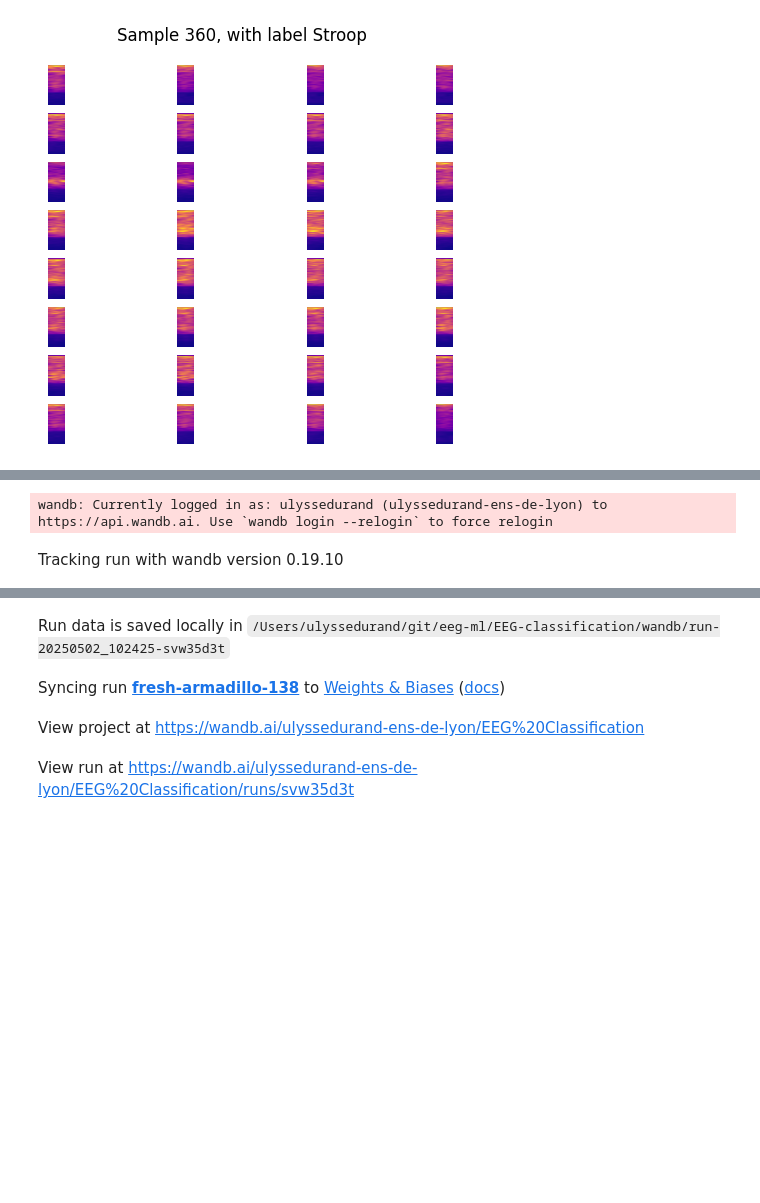
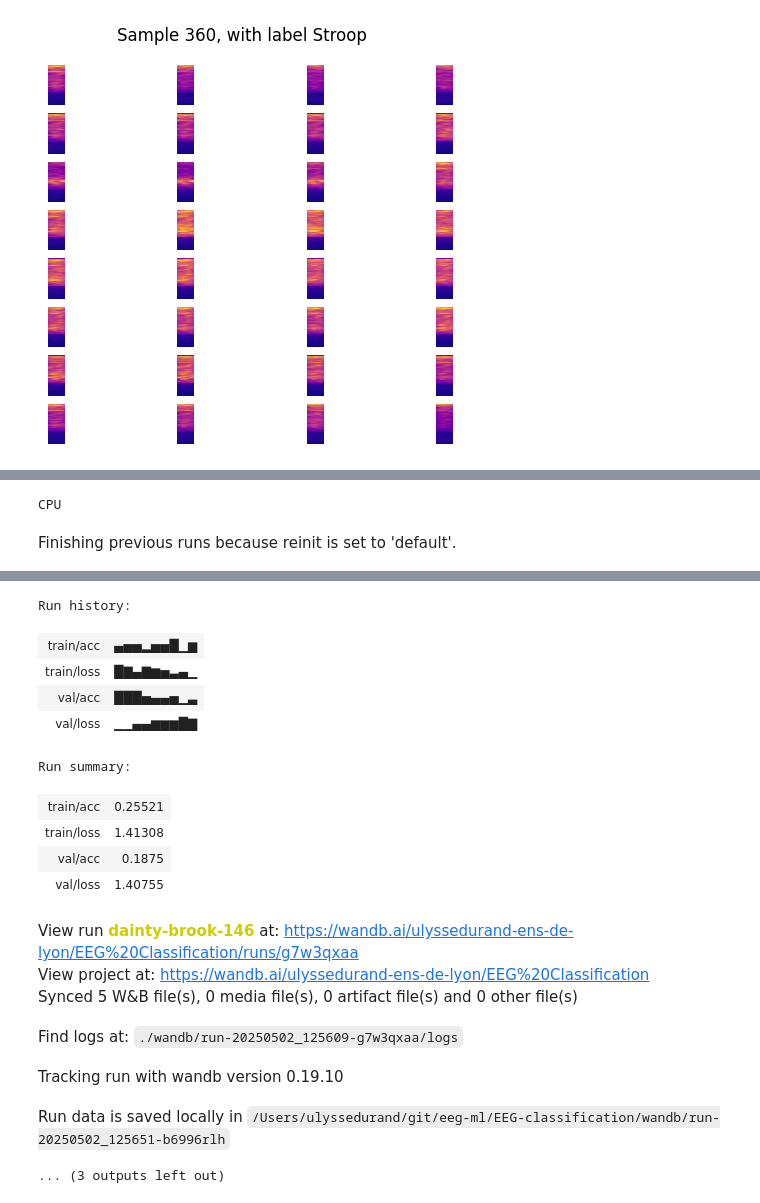
Before and after one commit to UlysseDurand/eeg-ml, a Jupyter notebook: EEG-classification/main.ipynb, the cells around one changed output, grey strips where cells are left out. Cells and saved outputs as stored; diff of their text form; code cells hidden in the pictures; blank space fills up the shorter version.

```diff
--- a/EEG-classification/main.ipynb
+++ b/EEG-classification/main.ipynb
@@ -96,6 +96,6 @@ def babysitter(goodModel):
         goodModel.hyperparameters['lr'] = 0.9 * goodModel.hyperparameters['lr']
 
 trainer.add_babysitter(babysitter)
-trainer.add_logger(print_stats)
+trainer.add_logger(lambda res: print_stats(res, print_every=10))
 trainer.add_logger(WandBReporter(hyperparams, labelList, model))
 # %% [output]
@@ -103,2 +103,2 @@ CPU
-wandb: Currently logged in as: ulyssedurand (ulyssedurand-ens-de-lyon) to https://api.wandb.ai. Use `wandb login --relogin` to force relogin
+CPU
-Tracking run with wandb version 0.19.10
+Finishing previous runs because reinit is set to 'default'.
@@ -105,7 +106,20 @@ Tracking run with wandb version 0.19.10
+Run history:
+| train/acc | ▄▅▅▂▅▅█▁▆ |
+| train/loss | █▇▄▇▆▅▃▄▁ |
+| val/acc | ███▅▄▄▅▁▃ |
+| val/loss | ▁▁▄▄▆▆▆█▇ |
+Run summary:
+| train/acc | 0.25521 |
+| train/loss | 1.41308 |
+| val/acc | 0.1875 |
+| val/loss | 1.40755 |
-Run data is saved locally in /Users/ulyssedurand/git/eeg-ml/EEG-classification/wandb/run-20250502_102425-svw35d3t
+View run dainty-brook-146 at: https://wandb.ai/ulyssedurand-ens-de-lyon/EEG%20Classification/runs/g7w3qxaa
+View project at: https://wandb.ai/ulyssedurand-ens-de-lyon/EEG%20Classification
+Synced 5 W&B file(s), 0 media file(s), 0 artifact file(s) and 0 other file(s)
-Syncing run fresh-armadillo-138 to Weights & Biases (docs)
+Find logs at: ./wandb/run-20250502_125609-g7w3qxaa/logs
-View project at https://wandb.ai/ulyssedurand-ens-de-lyon/EEG%20Classification
+Tracking run with wandb version 0.19.10
-View run at https://wandb.ai/ulyssedurand-ens-de-lyon/EEG%20Classification/runs/svw35d3t
+Run data is saved locally in /Users/ulyssedurand/git/eeg-ml/EEG-classification/wandb/run-20250502_125651-b6996rlh
+... (3 outputs left out)
 # %%
 trainer.train(classification_model, dataset, 1000)
 # %% [output]
```
Also changed, not shown: parts of 2 cells of this notebook, 1 other file.
